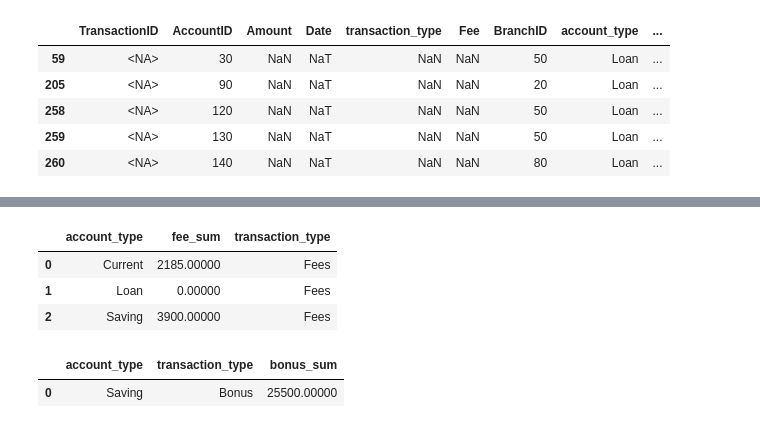
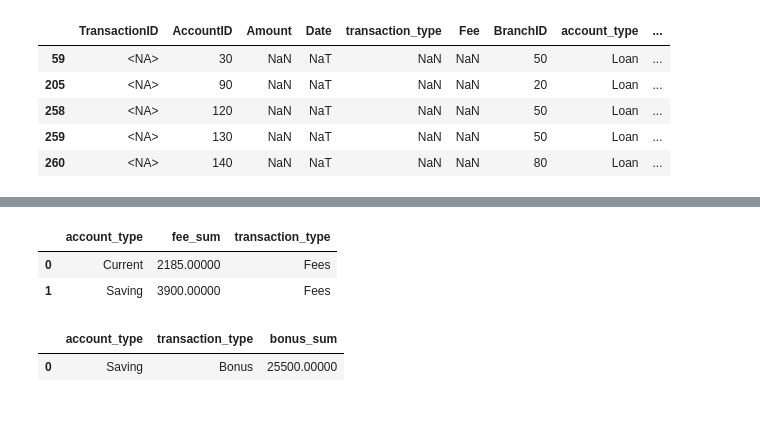
Before and after one commit to arortega-git/world_bank_ETL, a Jupyter notebook: test_pwc/notebook/notebook.ipynb, the cells around one changed output, grey strips where cells are left out. Saved outputs shown, nothing was run; the diff lists cells and outputs as text; code cells hidden in the pictures.

```diff
--- a/test_pwc/notebook/notebook.ipynb
+++ b/test_pwc/notebook/notebook.ipynb
@@ -271,0 +266,19 @@ Calculate APR and Fees by account type
+# %%
+transactions_accounts = (
+    transactions
+    .merge(
+        accounts
+        , on='AccountID'
+        , how='right'
+    )
+)
+
+transactions_accounts['balance_flat_czk'] = transactions_accounts.apply(
+    lambda row: row['balance_flat'] * czech_crowns_per_euro_2023 if row['account_type'] == 'Loan' else row['balance_flat'],
+    axis=1
+)
+
+transactions_accounts.drop(['balance_flat', 'Currency'], axis=1, inplace=True)
+transactions_accounts = transactions_accounts.rename(columns={'balance_flat_czk':'balance_flat'})
+
+transactions_accounts
@@ -695,12 +765,11 @@ loan_acc_2023 = (
         (transactions_accounts['DateOpened'] < '2024-01-01') &
         (transactions_accounts['balance_flat'] != 0)
     ]
-).copy()
+)
 
-loan_acc_2023['balance_flat'] = loan_acc_2023['balance_flat'] * czech_crowns_per_euro_2023
-loan_acc_2023['Currency'] = loan_acc_2023['Currency'].replace({'EUR': 'CZK'})
-
-display(loan_acc_2023.head())
+display(
+    loan_acc_2023.head()
+)
 # %% [output]
 |  | TransactionID | AccountID | Amount | Date | transaction_type | Fee | BranchID | account_type | ... |
 | 59 | <NA> | 30 | NaN | NaT | NaN | NaN | 50 | Loan | ... |
@@ -729,7 +798,7 @@ tx_2023 = (
         , ignore_index=True
     )
     .drop(
-        columns=['Balance', 'Currency']
+        columns=['Balance']
     )
 )
 
@@ -744,27 +813,26 @@ display(tx_2023.head())
 # %%
 # Calculating total fees
 
 total_fees = (
-    tx_2023
+    tx_2023[tx_2023['account_type']!='Loan']
     .groupby(
         'account_type'
         , as_index=False
     )
     .agg(
         fee_sum=('Fee', 'sum')
     )
 )
 
 total_fees['transaction_type'] = 'Fees'
 
 display(
     total_fees
 )
 # %% [output]
 |  | account_type | fee_sum | transaction_type |
 | 0 | Current | 2185.00000 | Fees |
-| 1 | Loan | 0.00000 | Fees |
-| 2 | Saving | 3900.00000 | Fees |
+| 1 | Saving | 3900.00000 | Fees |
 # %%
 total_bonus = (
     tx_2023[tx_2023['transaction_type'] == 'Bonus']
```
Also changed, not shown: parts of 33 cells of this notebook, 9 other files.
